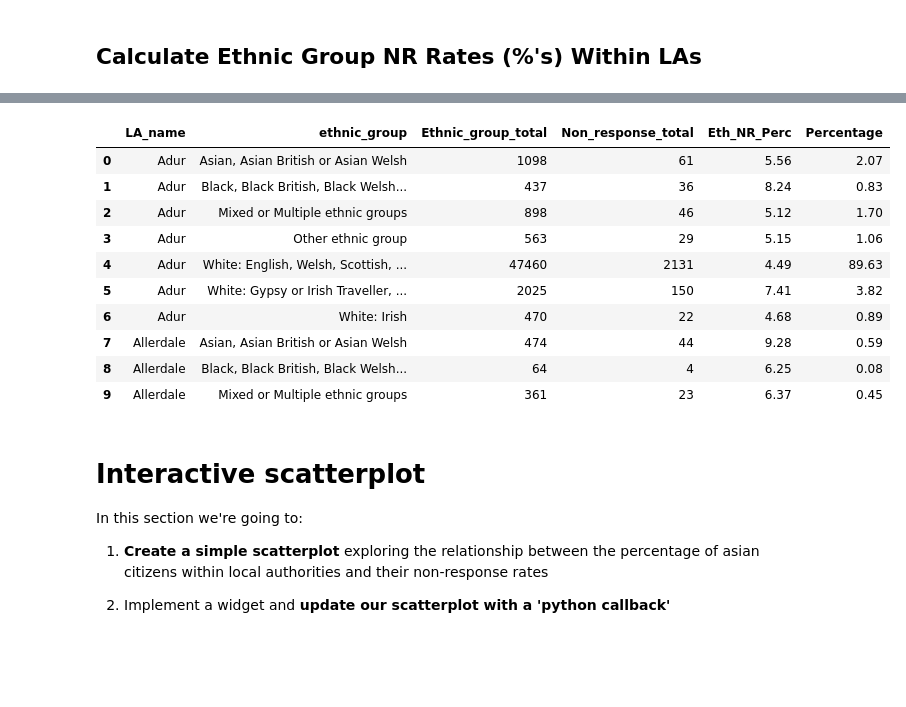
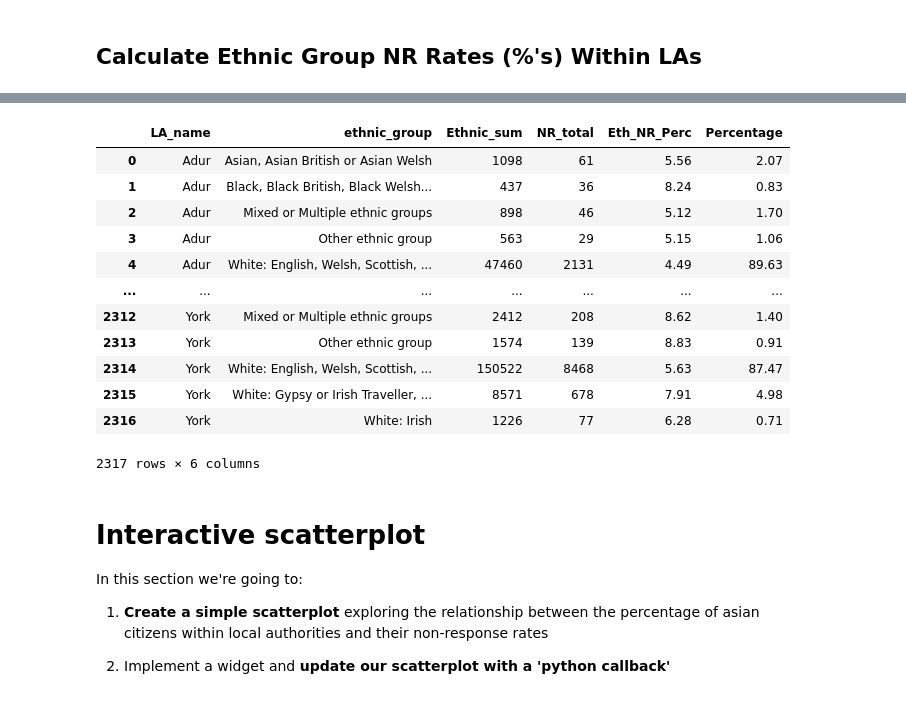
Before and after one commit to UKDataServiceOpen/Interactive_visualisations, a Jupyter notebook: Python_code/Guide.ipynb, the cells around one changed output, grey strips where cells are left out. Cells and saved outputs as stored; diff of their text form; code cells hidden in the pictures; blank space fills up the shorter version.

Commit message:
Harmonised both Python and R guides. Fully commented. Fully up to date.

```diff
--- a/Python_code/Guide.ipynb
+++ b/Python_code/Guide.ipynb
@@ -576,7 +650,8 @@ la_totals
 | 330 | York | 172082 |
 331 rows × 2 columns
 # %%
-# Merge the summed ethnic group data with the total la observations to calculate percentage of each ethnic group in each LA
+# Merge the ethnic_totals and la_totals dataframes together
+# on parameter specifies which column to perform merge on
 
-merged = pd.merge(ethnic_totals, la_totals, on='LA_name')
+grp_pct = pd.merge(ethnic_totals, la_totals, on='LA_name')
 # %%
@@ -596,7 +673,8 @@ merged
 | 2316 | York | White: Irish | 1226 | 172082 |
 2317 rows × 4 columns
 # %%
-# Step 4: Calculate the percentage of each ethnic group within each local authority
+# Calculate the percentage of each ethnic group within each local authority
+# Store results in new column
 
-merged['Percentage'] = (merged['Ethnic_sum'] / merged['LA_sum'] * 100).round(2)
+grp_pct['Percentage'] = (grp_pct['Ethnic_sum'] / grp_pct['LA_sum'] * 100).round(2)
 # %%
@@ -647,0 +738,4 @@ nr = nr.reset_index(drop=True)
+# %%
+# Merge the ethnic group totals with the ethnic group non-response totals
+
+grp_nr = pd.merge(ethnic_totals, non_response_totals, on=['LA_name', 'ethnic_group'], how='left')
@@ -647,0 +758,5 @@ nr = nr.reset_index(drop=True)
+# %%
+# Calculate the non-response percentage for each ethnic group within each LA
+# Store results in new column
+
+grp_nr['Eth_NR_Perc'] = round((grp_nr['NR_total'] / grp_nr['Ethnic_sum']) * 100, 2)
@@ -648,17 +793,29 @@ nr = nr.reset_index(drop=True)
 # %%
-nr.head(10)
+# Merge the non-response data with the percentage of each ethnic group within each LA
+# For merged I isolate the columns I want to preserve in the merge, LA_sum is redundant..
+# how parameter specifies what type of join to perform - in this case a left join
+
+nr = pd.merge(grp_nr, grp_pct[['LA_name', 'ethnic_group', 'Percentage']], on=['LA_name', 'ethnic_group'], how='left')
+
+# This gives you the final dataset with both our x and y values
+nr = nr.reset_index(drop=True)
+
+# Quick glance
+nr
 # %% [output]
-|  | LA_name | ethnic_group | Ethnic_group_total | Non_response_total | Eth_NR_Perc | Percentage |
+|  | LA_name | ethnic_group | Ethnic_sum | NR_total | Eth_NR_Perc | Percentage |
 | 0 | Adur | Asian, Asian British or Asian Welsh | 1098 | 61 | 5.56 | 2.07 |
 | 1 | Adur | Black, Black British, Black Welsh... | 437 | 36 | 8.24 | 0.83 |
 | 2 | Adur | Mixed or Multiple ethnic groups | 898 | 46 | 5.12 | 1.70 |
 | 3 | Adur | Other ethnic group | 563 | 29 | 5.15 | 1.06 |
 | 4 | Adur | White: English, Welsh, Scottish, ... | 47460 | 2131 | 4.49 | 89.63 |
-| 5 | Adur | White: Gypsy or Irish Traveller, ... | 2025 | 150 | 7.41 | 3.82 |
-| 6 | Adur | White: Irish | 470 | 22 | 4.68 | 0.89 |
-| 7 | Allerdale | Asian, Asian British or Asian Welsh | 474 | 44 | 9.28 | 0.59 |
-| 8 | Allerdale | Black, Black British, Black Welsh... | 64 | 4 | 6.25 | 0.08 |
-| 9 | Allerdale | Mixed or Multiple ethnic groups | 361 | 23 | 6.37 | 0.45 |
+| ... | ... | ... | ... | ... | ... | ... |
+| 2312 | York | Mixed or Multiple ethnic groups | 2412 | 208 | 8.62 | 1.40 |
+| 2313 | York | Other ethnic group | 1574 | 139 | 8.83 | 0.91 |
+| 2314 | York | White: English, Welsh, Scottish, ... | 150522 | 8468 | 5.63 | 87.47 |
+| 2315 | York | White: Gypsy or Irish Traveller, ... | 8571 | 678 | 7.91 | 4.98 |
+| 2316 | York | White: Irish | 1226 | 77 | 6.28 | 0.71 |
+2317 rows × 6 columns
 # %% [markdown]
 # Interactive scatterplot
 
```
Also changed, not shown: parts of 82 cells of this notebook, 8 other files.
